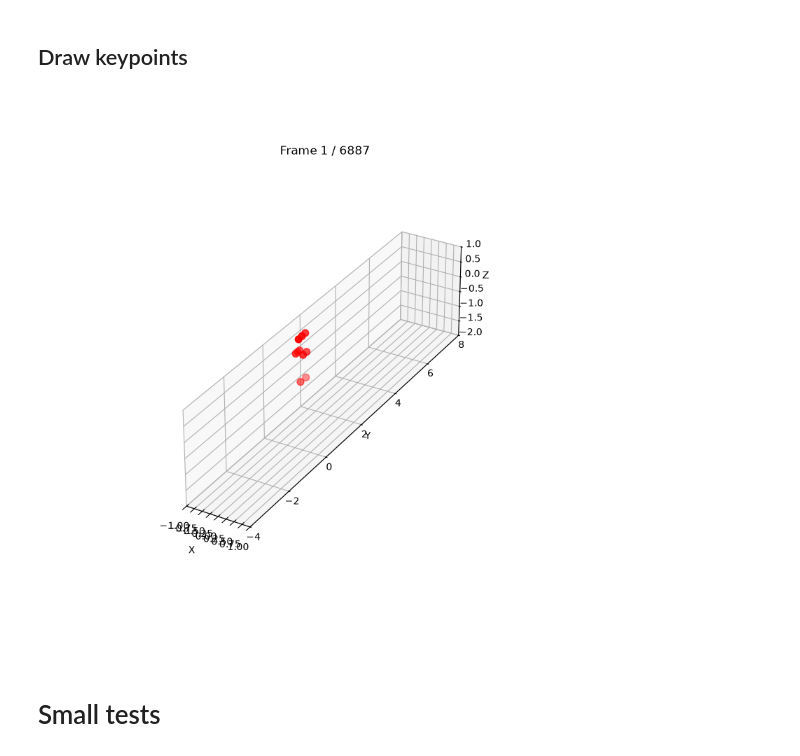
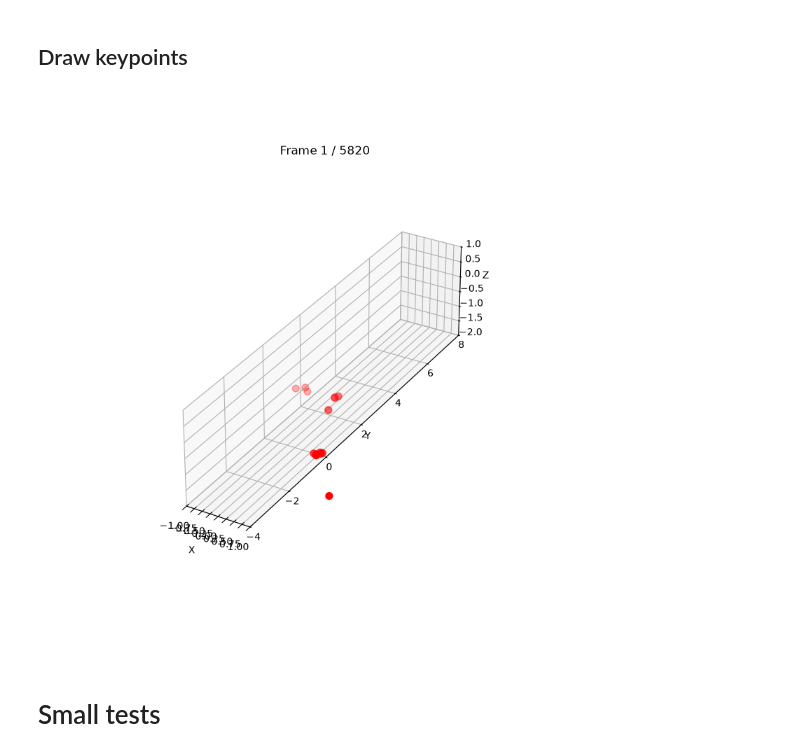
Before and after one commit to MateUnger/Realsense, a Jupyter notebook: test.ipynb, the cells around one changed output. Saved outputs shown, nothing was run; the diff lists cells and outputs as text; code cells hidden in the pictures.

```diff
--- a/test.ipynb
+++ b/test.ipynb
@@ -765,7 +772,7 @@ Frame: 3840
 # %% [markdown]
 ## Filter 3D
 # %%
-recording_name = "pq1"
+recording_name = "w2"
 folder_name = os.path.join("data", recording_name)
 filename_metadata = os.path.join(folder_name, recording_name + "_metadata.json")
 filename_keypoints_3d = os.path.join(folder_name, recording_name + "_keypoints_3d.npy")
@@ -790,7 +797,7 @@ import numpy as np
 import cv2
 from util import get_image_points, Pattern
 
-recording_name = "pq1"
+recording_name = "w2"
 folder_name = os.path.join("data", recording_name)
 filename_metadata = os.path.join(folder_name, recording_name + "_metadata.json")
 filename_keypoints_3d_filtered = os.path.join(folder_name, recording_name + "_keypoints_3d_filtered.npy")
@@ -874,8 +882,8 @@ import json
 import numpy as np
 import matplotlib.pyplot as plt
 %matplotlib ipympl
-from util import load_keypoints_and_labels, get_velocity_and_acceleration, filter_keypoints_stereo, get_frame_times, resample_keypoints_to_rate,stereo_to_qualisys_axes, labels_17
-recording_name = 'pq1'
+from util import load_keypoints_and_labels, get_velocity_and_acceleration, filter_keypoints_stereo, get_frame_times, resample_keypoints_to_rate,stereo_to_qualisys_axes, labels_17, labels_26
+recording_name = 'w2'
 filename_timestamps = os.path.join('data', recording_name, recording_name + '_timestamps_color.bin')
 filename_metadata = os.path.join('data', recording_name, recording_name+'_metadata.json')
 filename_keypoints_3d_global = os.path.join('data',recording_name,recording_name+'_keypoints_3d_global.npy')
@@ -891,6 +899,7 @@ with open(filename_metadata) as f:
 
 keypoints_3d_global = np.load(filename_keypoints_3d_global)
 labels = labels_17
+# labels = labels_26
 if len(labels) != keypoints_3d_global.shape[1]:
     raise ValueError(
         f"{len(labels)} labels but {keypoints_3d_global.shape[1]} keypoints, "
@@ -901,6 +910,7 @@ keypoints_3d_filtered = filter_keypoints_stereo(keypoints_3d_global[frames], sam
 keypoints_3d_resampled, _ = resample_keypoints_to_rate(keypoints_3d_filtered, times, 100)
 keypoints_3d_axis_swap = stereo_to_qualisys_axes(keypoints_3d_resampled)
 
+
 np.savez(
     filename_stereo_keypoints,
     labels=labels,
@@ -1013,7 +1023,7 @@ import pyrealsense2 as rs
 import matplotlib.pyplot as plt
 %matplotlib ipympl
 
-recording_name = "pq1"
+recording_name = "w2"
 filename_metadata = os.path.join("data", recording_name, recording_name + "_metadata.json")
 filename_color_video = os.path.join('data', recording_name, recording_name+'_color.mp4')
 filename_depth_video = os.path.join('data', recording_name, recording_name+'_depth.mkv')
@@ -1267,8 +1278,8 @@ plt.close('all')
 fig = plt.figure(figsize=(8, 8))
 ax = fig.add_subplot(111, projection="3d")
 
-# keypoints = stereo_keypoints
-keypoints = qualisys_keypoints
+keypoints = stereo_keypoints
+# keypoints = qualisys_keypoints
 
 def update():
     ax.clear()
@@ -1290,34 +1301,34 @@ def update():
     ax.set_xlim(x_min,x_max)
     ax.set_ylim(y_min,y_max)
     ax.set_zlim(z_min,z_max)
     ax.set_box_aspect([x_max-x_min, y_max-y_min, z_max-z_min])
 
     fig.canvas.draw_idle()
 
 
 def on_key(event):
     global frame
 
     if event.key == "right":
         frame = min(frame + 1, len(keypoints) - 1)
         update()
 
     elif event.key == "left":
         frame = max(frame - 1, 0)
         update()
     elif event.key == "up":
         frame = min(frame + 30, len(keypoints) - 1)
         update()
     elif event.key == "down":
         frame = max(frame - 30, 0)
         update()
 
 fig.canvas.mpl_connect("key_press_event", on_key)
 
 update()
 plt.show()
 # %% [output]
-[figure, old version]
+[figure, new version]
 # %% [markdown]
 # Small tests
 # %% [markdown]
```
Also changed, not shown: parts of 11 cells of this notebook.
